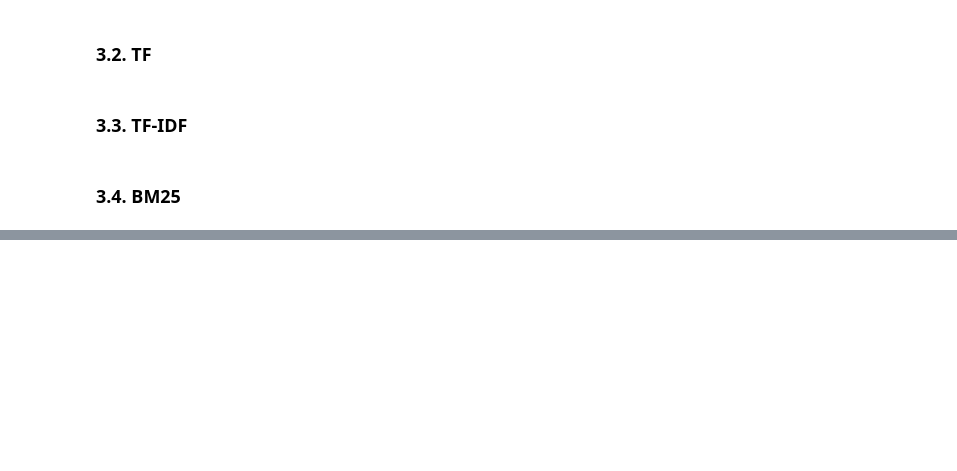
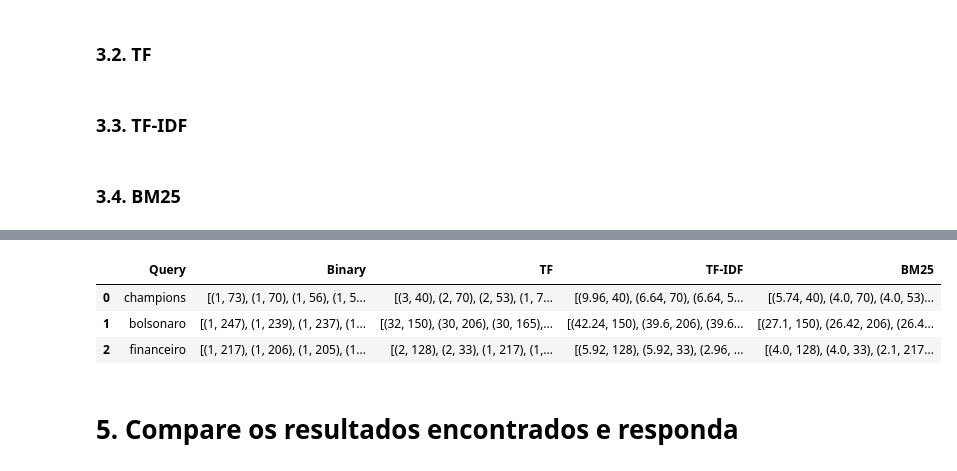
Before and after one commit to velmer/information-retrieval, a Jupyter notebook: lab-06/Modelo_Vetorial_ri_lab_06.ipynb, the cells around one changed output, grey strips where cells are left out. Saved outputs shown, nothing was run; the diff lists cells and outputs as text; code cells hidden in the pictures; blank space fills up the shorter version.

```diff
--- a/lab-06/Modelo_Vetorial_ri_lab_06.ipynb
+++ b/lab-06/Modelo_Vetorial_ri_lab_06.ipynb
@@ -160,0 +164,2 @@ def bm25_vsm(query, document, k):
+# %%
+queries = ['champions', 'bolsonaro', 'financeiro']
@@ -160,0 +187,24 @@ def bm25_vsm(query, document, k):
+# %%
+top5_binary = [[],[],[]]
+top5_tf = [[],[],[]]
+top5_tfidf = [[],[],[]]
+top5_bm25 = [[],[],[]]
+
+top5_binary[0], top5_tf[0], top5_tfidf[0], top5_bm25[0] = get_top5_documents(queries[0])
+top5_binary[1], top5_tf[1], top5_tfidf[1], top5_bm25[1] = get_top5_documents(queries[1])
+top5_binary[2], top5_tf[2], top5_tfidf[2], top5_bm25[2] = get_top5_documents(queries[2])
+# %%
+query_df = pd.DataFrame()
+query_df['Query'] = queries
+query_df['Binary'] = top5_binary
+query_df['TF'] = top5_tf
+query_df['TF-IDF'] = top5_tfidf
+query_df['BM25'] = top5_bm25
+query_df
+# %% [output]
+|  | Query | Binary | TF | TF-IDF | BM25 |
+| 0 | champions | [(1, 73), (1, 70), (1, 56), (1, 5... | [(3, 40), (2, 70), (2, 53), (1, 7... | [(9.96, 40), (6.64, 70), (6.64, 5... | [(5.74, 40), (4.0, 70), (4.0, 53)... |
+| 1 | bolsonaro | [(1, 247), (1, 239), (1, 237), (1... | [(32, 150), (30, 206), (30, 165),... | [(42.24, 150), (39.6, 206), (39.6... | [(27.1, 150), (26.42, 206), (26.4... |
+| 2 | financeiro | [(1, 217), (1, 206), (1, 205), (1... | [(2, 128), (2, 33), (1, 217), (1,... | [(5.92, 128), (5.92, 33), (2.96, ... | [(4.0, 128), (4.0, 33), (2.1, 217... |
+# %% [markdown]
+# 5. Compare os resultados encontrados e responda
```
Also changed, not shown: parts of 24 cells of this notebook.
